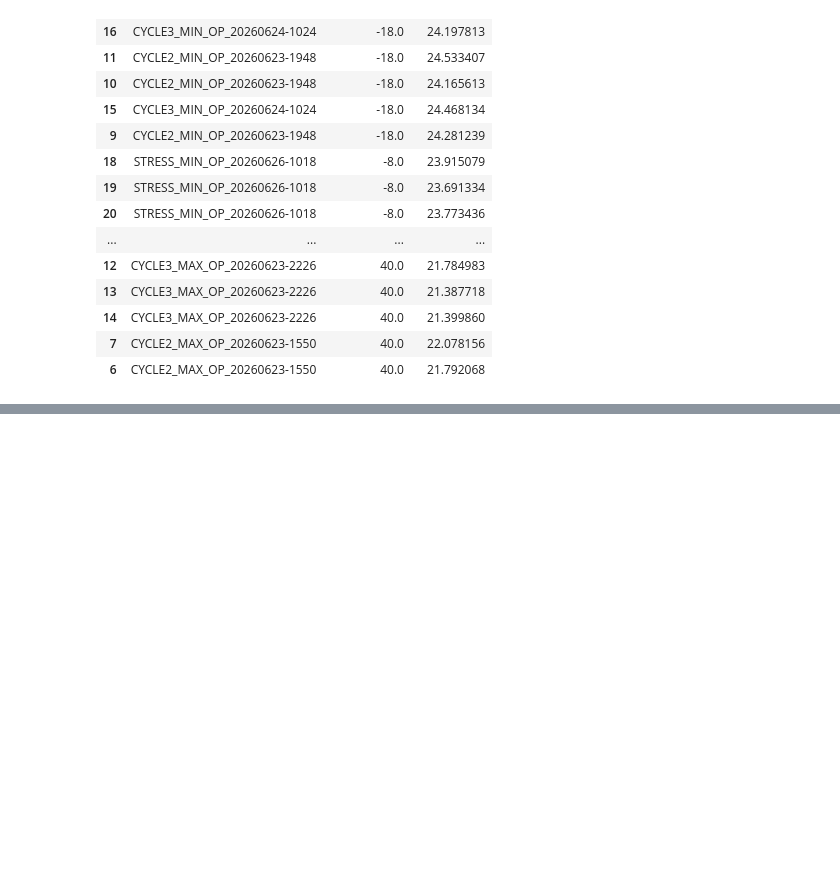
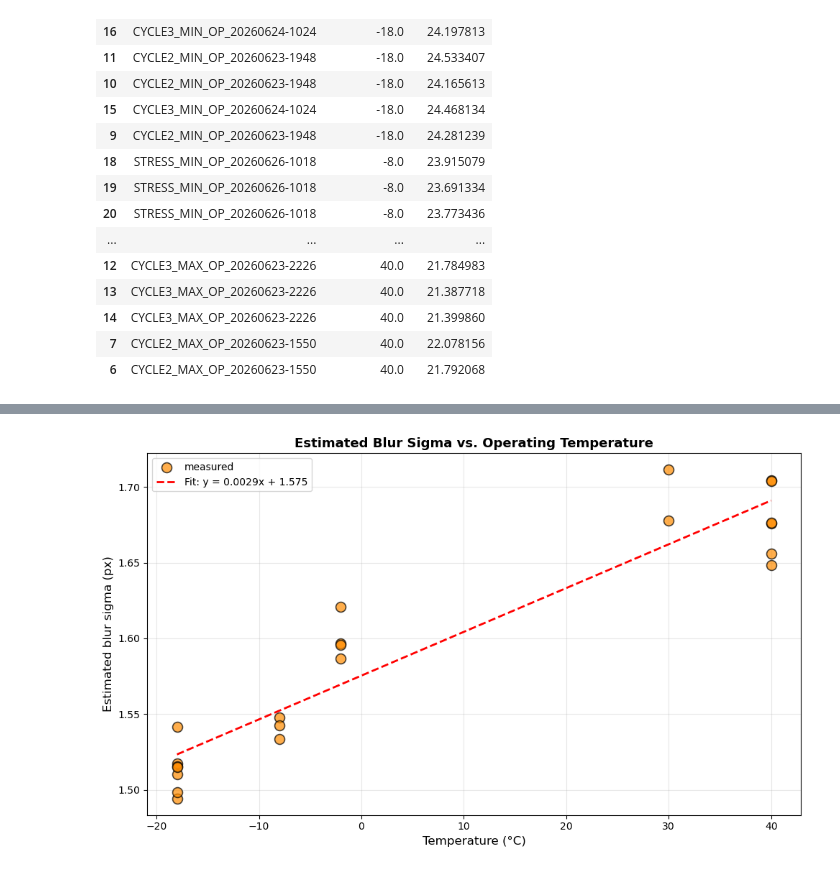
Before and after one commit to sharonoic/aleasat-payload-analysis, a Jupyter notebook: notebooks/ETC_func_test_analysis.ipynb, the cells around one changed output, grey strips where cells are left out. Saved outputs shown, nothing was run; the diff lists cells and outputs as text; code cells hidden in the pictures; blank space fills up the shorter version.

Commit message:
added focus score and gaussian transformation on data

```diff
--- a/notebooks/ETC_func_test_analysis.ipynb
+++ b/notebooks/ETC_func_test_analysis.ipynb
@@ -213,0 +220,13 @@ focus_df_with_temp[['subdir', 'temperature', 'focus_score']].sort_values('temper
+# %%
+import pandas as pd
+
+calibration_df = pd.read_csv(RESULTS_DIR / 'blur_validation_results.csv')
+
+sigma_est, fit = focus_score_to_blur_sigma(
+    calibration_df,
+    focus_df_with_temp['focus_score'].values,
+    column='log_focus_score',
+)
+
+focus_df_with_temp['estimated_sigma'] = sigma_est
+focus_df_with_temp[['subdir', 'temperature', 'focus_score', 'estimated_sigma']]
@@ -213,0 +253,30 @@ focus_df_with_temp[['subdir', 'temperature', 'focus_score']].sort_values('temper
+# %%
+import matplotlib.pyplot as plt
+import numpy as np
+
+fig, ax = plt.subplots(figsize=(10, 6))
+
+# scatter of actual data points
+ax.scatter(focus_df_with_temp['temperature'], focus_df_with_temp['estimated_sigma'],
+           s=100, alpha=0.7, color='darkorange', edgecolors='black', linewidth=1.2,
+           label='measured', zorder=3)
+
+# linear best fit
+valid = focus_df_with_temp.dropna(subset=['temperature', 'estimated_sigma'])
+z = np.polyfit(valid['temperature'], valid['estimated_sigma'], 1)
+p = np.poly1d(z)
+temp_range = np.linspace(valid['temperature'].min(), valid['temperature'].max(), 100)
+
+ax.plot(temp_range, p(temp_range), 'r--', linewidth=2,
+        label=f'Fit: y = {z[0]:.4f}x + {z[1]:.3f}')
+
+ax.set_xlabel('Temperature (°C)', fontsize=12)
+ax.set_ylabel('Estimated blur sigma (px)', fontsize=12)
+ax.set_title('Estimated Blur Sigma vs. Operating Temperature', fontsize=13, fontweight='bold')
+ax.legend(fontsize=10)
+ax.grid(True, alpha=0.3)
+
+plt.tight_layout()
+plt.show()
+# %% [output]
+[figure, added]
```
Also changed, not shown: parts of 6 cells of this notebook, 2 other files.
